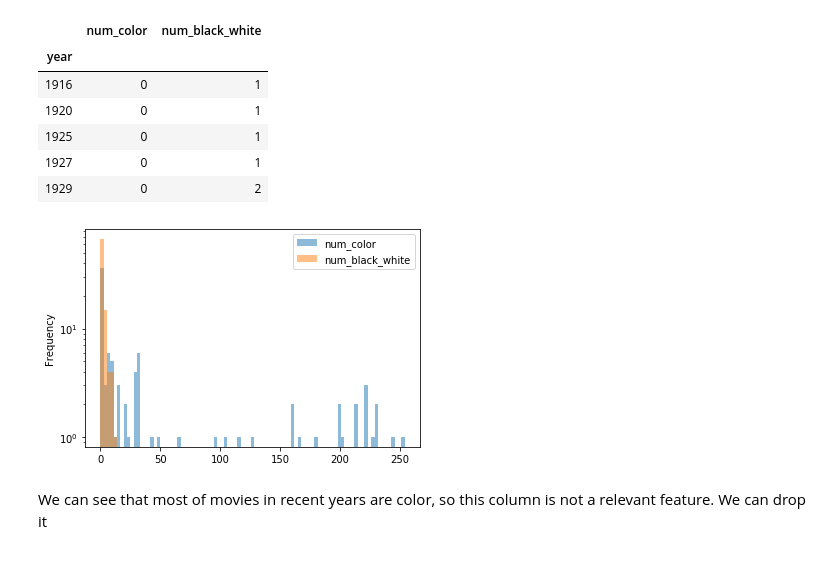
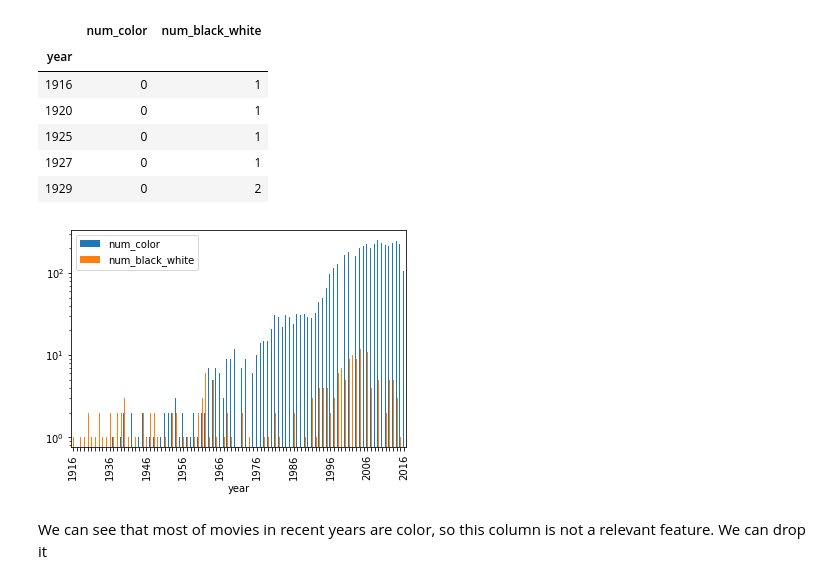
Before and after one commit to anitamezzetti/EPFL_Data_science_in_practice, a Jupyter notebook: Project/project.ipynb, the cells around one changed output. Drawn from its saved outputs; the diff is of its cells as text; code cells hidden in the pictures.

```diff
--- a/Project/project.ipynb
+++ b/Project/project.ipynb
@@ -117,14 +117,18 @@ For each year, we check how many films are colored and how many black and white:
 | 1925 | 0 | 1 |
 | 1927 | 0 | 1 |
 | 1929 | 0 | 2 |
-# %%
-barWidth = 0.25
-
-year_number_colors.plot.hist( by=['num_color','num_black_white'], bins=n_years, alpha=0.5)
-plt.yscale('log', nonposy='clip')
-# FRAAAAAAAAAAA log scale
-# %% [output]
-[figure, removed]
+# %%
+year_number_colors['year']=year_number_colors.index
+f=year_number_colors.plot(x="year", y=["num_color", "num_black_white"], kind="bar")
+plt.yscale('log', nonposy='clip')
+for ind, label in enumerate(f.get_xticklabels()):
+    if ind % 10 == 0:  # every 10th label is kept
+        label.set_visible(True)
+    else:
+        label.set_visible(False)
+#f.set_yscale("log")
+# %% [output]
+[figure, added]
 # %% [markdown]
 We can see that most of movies in recent years are color, so this column is not a relevant feature. We can drop it
 # %%
```
Also changed, not shown: parts of 1 cell of this notebook.
